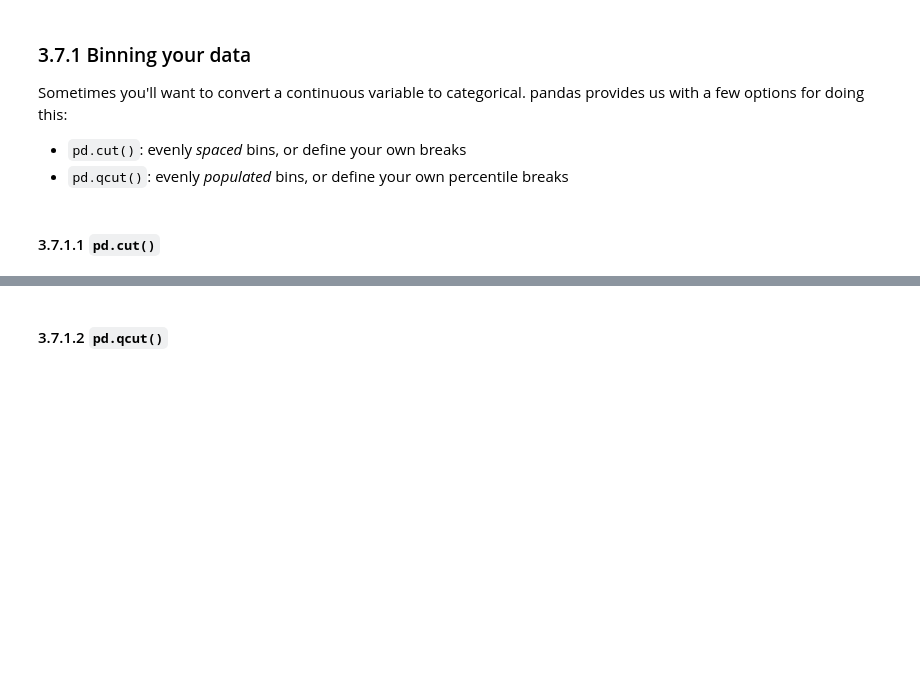
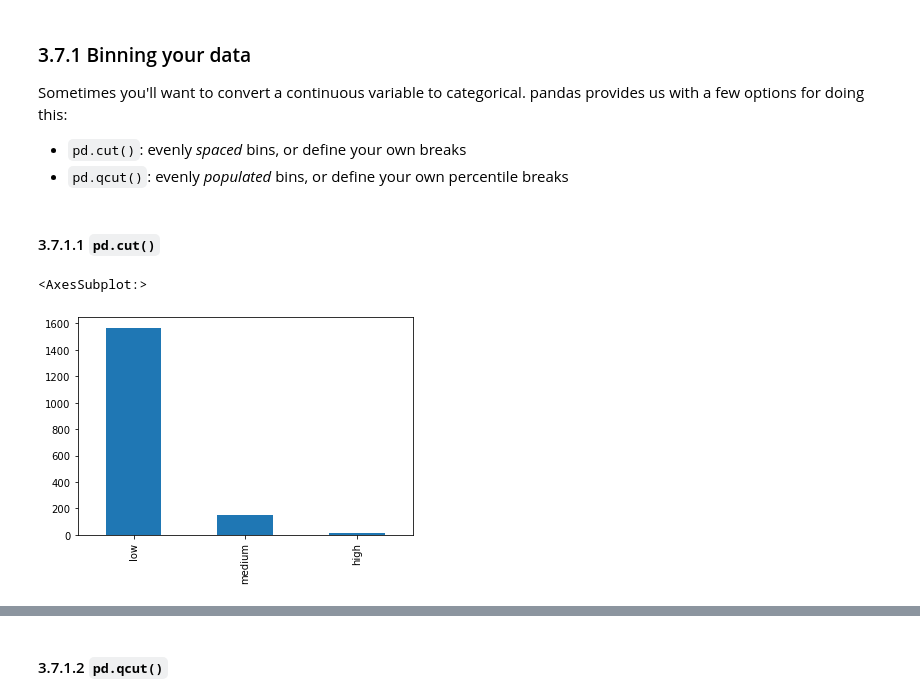
Before and after one commit to mxndrwgrdnr/CYPLAN255, a Jupyter notebook: notebooks/Lecutre_8_wAndynotes.ipynb, the cells around one changed output, grey strips where cells are left out. Cells and saved outputs as stored; diff of their text form; code cells hidden in the pictures; blank space fills up the shorter version.

```diff
--- a/notebooks/Lecutre_8_wAndynotes.ipynb
+++ b/notebooks/Lecutre_8_wAndynotes.ipynb
@@ -498,7 +781,10 @@ Sometimes you'll want to convert a continuous variable to categorical. pandas pr
 # %% [markdown]
 #### 3.7.1.1 `pd.cut()`
 # %%
-pd.cut(cleaned['price'], 3, labels=['low', 'medium', 'high']).value_counts(sort=False).plot(kind='bar')
+pd.cut(cleaned['price'], 3, labels=['low', 'medium', 'high']).value_counts().plot(kind='bar')
+# %% [output]
+<AxesSubplot:>
+[figure, added]
 # %%
 pd.cut(
     cleaned['price'], [0, 1000, 5000, 20000],
```
Also changed, not shown: parts of 41 cells of this notebook.
